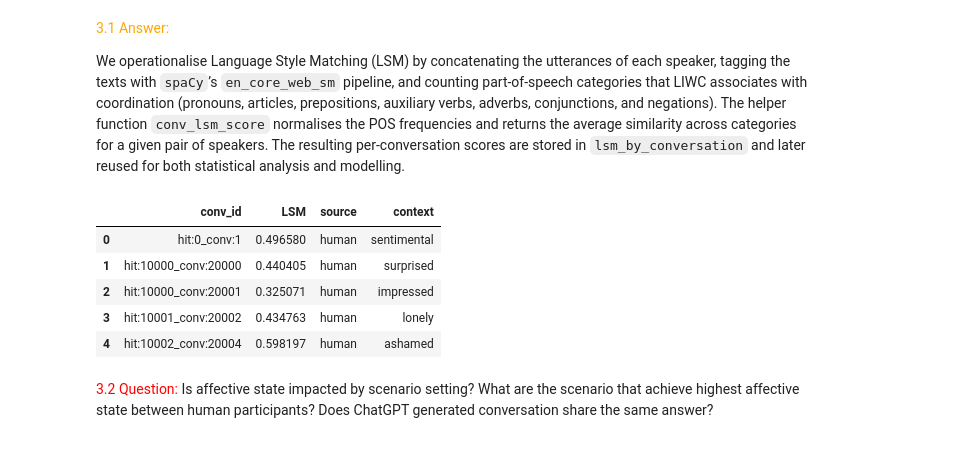
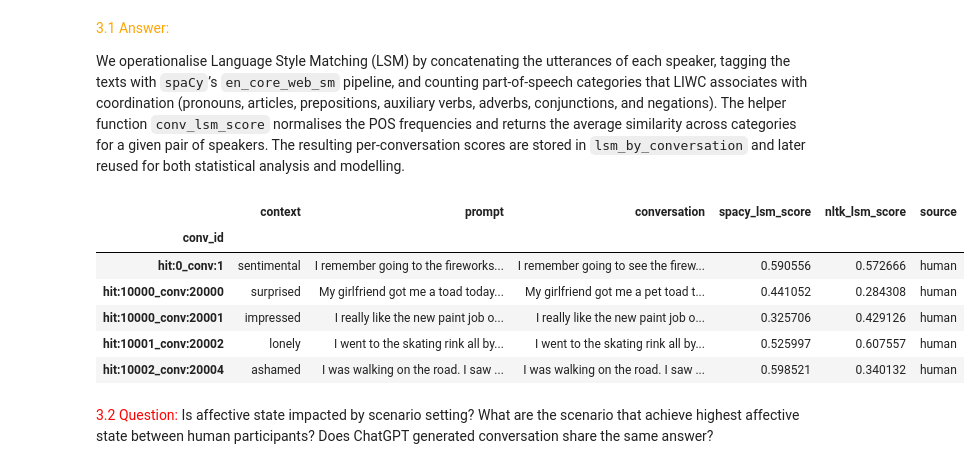
Before and after one commit to telecom-projet-nlp/human-gpt-linguistic-differences, a Jupyter notebook: notebook/Answers.ipynb, the cells around one changed output. Saved outputs shown, nothing was run; the diff lists cells and outputs as text; code cells hidden in the pictures.

```diff
--- a/notebook/Answers.ipynb
+++ b/notebook/Answers.ipynb
@@ -391,0 +386,24 @@ std GPT :  0.10927003459130069
+# %%
+human_byconv['spacy_lsm_score'] = (
+    human_byspeaker
+    .groupby('conv_id')['spacy_tag_counts']
+    .apply(calculte_lsm)
+)
+
+gpt_byconv['spacy_lsm_score'] = (
+    gpt_byspeaker
+    .groupby('conv_id')['spacy_tag_counts']
+    .apply(calculte_lsm)
+)
+
+human_byconv['nltk_lsm_score'] = (
+    human_byspeaker
+    .groupby('conv_id')['nltk_tag_counts']
+    .apply(calculte_lsm)
+)
+
+gpt_byconv['nltk_lsm_score'] = (
+    gpt_byspeaker
+    .groupby('conv_id')['nltk_tag_counts']
+    .apply(calculte_lsm)
+)
@@ -395,30 +450,20 @@ std GPT :  0.10927003459130069
 <font color="orange">3.1 Answer:</font>
 
 We operationalise Language Style Matching (LSM) by concatenating the utterances of each speaker, tagging the texts with `spaCy`’s `en_core_web_sm` pipeline, and counting part-of-speech categories that LIWC associates with coordination (pronouns, articles, prepositions, auxiliary verbs, adverbs, conjunctions, and negations). The helper function `conv_lsm_score` normalises the POS frequencies and returns the average similarity across categories for a given pair of speakers. The resulting per-conversation scores are stored in `lsm_by_conversation` and later reused for both statistical analysis and modelling.
-# %%
-human_lsm_df = pd.DataFrame({
-    'conv_id': human_grouped.iloc[::2]['conv_id'].to_numpy(),
-    'LSM': human_lsm_array,
-    'source': 'human'
-})
-human_lsm_df['context'] = human_lsm_df['conv_id'].map(human_byconv['context'])
-
-gpt_lsm_df = pd.DataFrame({
-    'conv_id': gpt_grouped.iloc[::2]['conv_id'].to_numpy(),
-    'LSM': gpt_lsm_array,
-    'source': 'chatgpt'
-})
-gpt_lsm_df['context'] = gpt_lsm_df['conv_id'].map(gpt_byconv['context'])
-
-lsm_by_conversation = pd.concat([human_lsm_df, gpt_lsm_df], ignore_index=True)
-lsm_by_conversation.head()
-# %% [output]
-|  | conv_id | LSM | source | context |
-| 0 | hit:0_conv:1 | 0.496580 | human | sentimental |
-| 1 | hit:10000_conv:20000 | 0.440405 | human | surprised |
-| 2 | hit:10000_conv:20001 | 0.325071 | human | impressed |
-| 3 | hit:10001_conv:20002 | 0.434763 | human | lonely |
-| 4 | hit:10002_conv:20004 | 0.598197 | human | ashamed |
+# %%
+human_byconv['source'] = 'human'
+gpt_byconv['source'] = 'chatgpt'
+
+all_byconv = pd.concat([human_byconv, gpt_byconv])
+all_byconv.head()
+# %% [output]
+|  | context | prompt | conversation | spacy_lsm_score | nltk_lsm_score | source |
+| conv_id |  |  |  |  |  |  |
+| hit:0_conv:1 | sentimental | I remember going to the fireworks... | I remember going to see the firew... | 0.590556 | 0.572666 | human |
+| hit:10000_conv:20000 | surprised | My girlfriend got me a toad today... | My girlfriend got me a pet toad t... | 0.441052 | 0.284308 | human |
+| hit:10000_conv:20001 | impressed | I really like the new paint job o... | I really like the new paint job o... | 0.325706 | 0.429126 | human |
+| hit:10001_conv:20002 | lonely | I went to the skating rink all by... | I went to the skating rink all by... | 0.525997 | 0.607557 | human |
+| hit:10002_conv:20004 | ashamed | I was walking on the road. I saw ... | I was walking on the road. I saw ... | 0.598521 | 0.340132 | human |
 # %% [markdown]
 <font color="red">3.2 Question:</font> Is affective state impacted by scenario setting? What are the scenario that achieve highest affective state between human participants? Does ChatGPT generated conversation share the same answer?
 # %% [markdown]
```
Also changed, not shown: parts of 17 cells of this notebook.
